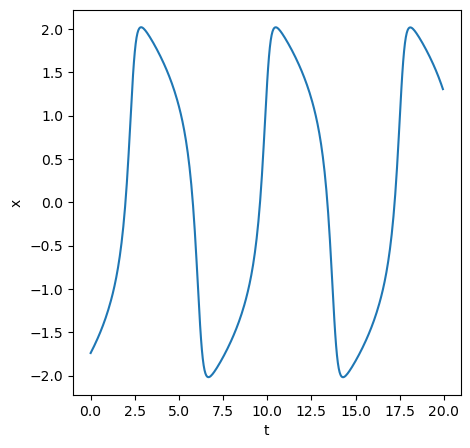
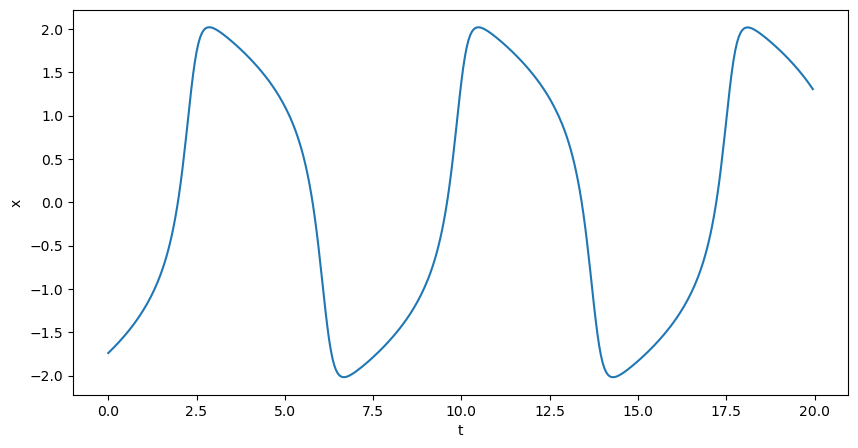
The notebook cell's code change between the first figure and the second:
--- before
+++ after
@@ -6,5 +6,5 @@
 sol = solve_ivp(vp, tspan, x0, t_eval=t_eval)
 
-plt.figure(figsize = (5,5))
+plt.figure(figsize = (10,5))
 plt.plot(t_eval,sol.y[0])
 plt.xlabel("t")

Commit: metric